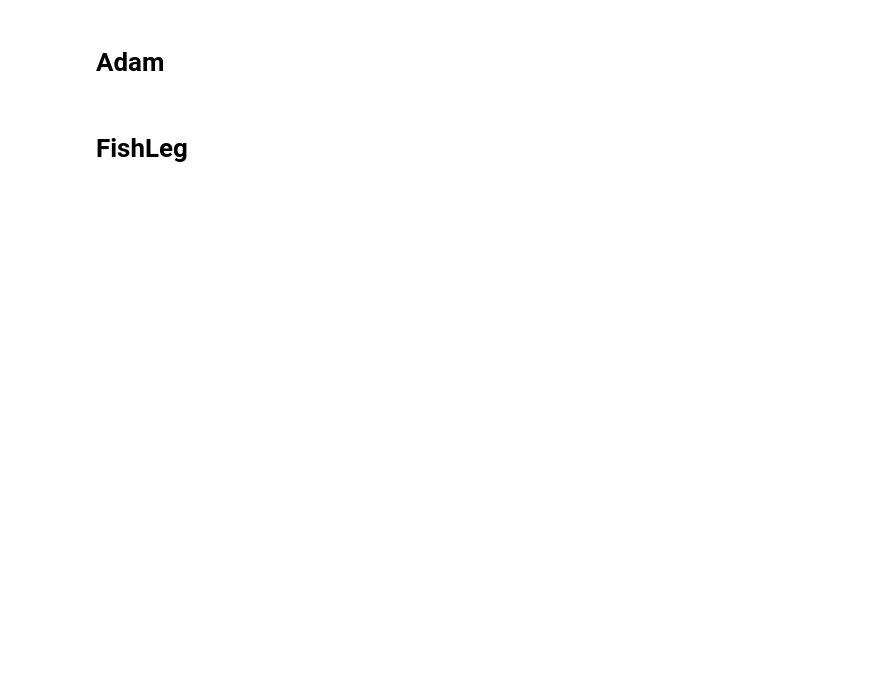
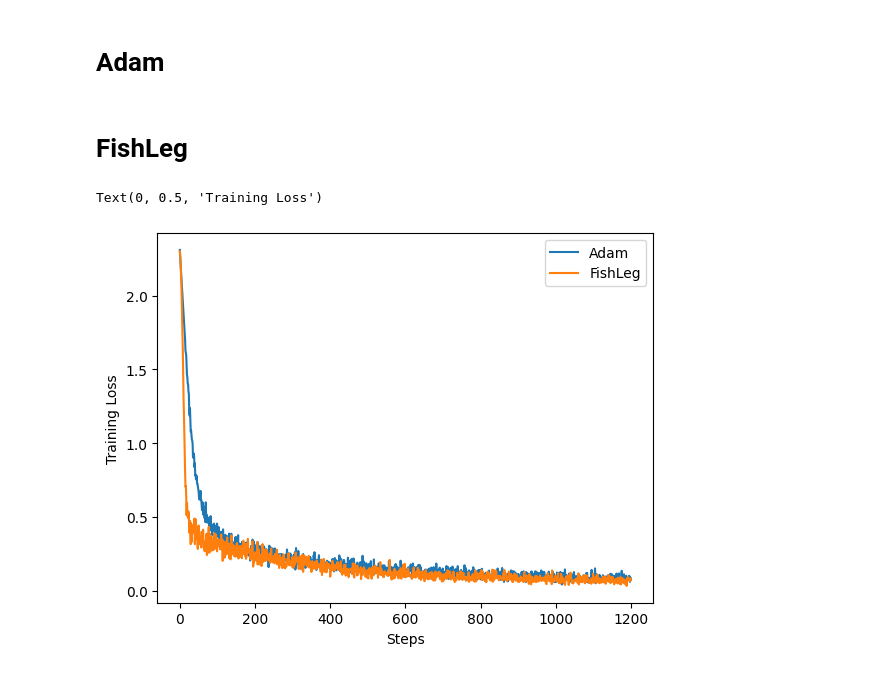
Before and after one commit to WeiShengL/FishLeg, a Jupyter notebook: examples/CIFAR_example_Wei.ipynb, the cells around one changed output. Drawn from its saved outputs; the diff is of its cells as text; code cells hidden in the pictures; blank space fills up the shorter version.

Commit message:
added plots to compare FishLeg and Adam performance

```diff
--- a/examples/CIFAR_example_Wei.ipynb
+++ b/examples/CIFAR_example_Wei.ipynb
@@ -38,6 +43,11 @@ import time
 from tqdm import tqdm
 
 def train_model(model, train_loader, test_loader, opt, likelihood, class_accuracy, epochs=2, device='cuda'):
+    training_loss_per_step = []
+    training_acc_per_step = []
+    testing_loss_per_step = []
+    testing_acc_per_step = []
+    time_per_step = []
     st = time.time()
     eval_time = 0
 
@@ -57,11 +67,14 @@ def train_model(model, train_loader, test_loader, opt, likelihood, class_accurac
 
                 running_loss += loss.item()
                 running_acc += class_accuracy(output, batch_labels).item()
+                training_loss_per_step.append(loss.item())
+                training_acc_per_step.append(class_accuracy(output, batch_labels).item())
 
                 loss.backward()
                 opt.step()
 
                 et = time.time()
+                time_per_step.append(et - st)
                 if n % 50 == 0:
                     model.eval()
 
@@ -77,6 +90,8 @@ def train_model(model, train_loader, test_loader, opt, likelihood, class_accurac
 
                         running_test_loss += test_loss.item()
                         running_test_acc += class_accuracy(test_output, test_batch_labels).item()
+                        testing_loss_per_step.append(test_loss.item())
+                        testing_acc_per_step.append(class_accuracy(test_output, test_batch_labels).item())
 
                     running_test_loss /= m
                     running_test_acc /= m
@@ -88,7 +103,7 @@ def train_model(model, train_loader, test_loader, opt, likelihood, class_accurac
             epoch_time = time.time() - st - eval_time
             tepoch.set_postfix(loss=running_loss / n, test_loss=running_test_loss, epoch_time=epoch_time)
 
-    return model
+    return model, training_loss_per_step, training_acc_per_step, testing_loss_per_step, testing_acc_per_step, time_per_step
 # %% [markdown]
 # Reading in CIFAR data
 # %%
@@ -184,7 +234,7 @@ weight_decay = 1e-5
 # eps = 1e-8
 
 opt = optim.Adam(
-    model.parameters(),
+    adam_model.parameters(),
     lr=lr,
     # betas=betas,
     weight_decay=weight_decay,
@@ -192,6 +242,6 @@ opt = optim.Adam(
 )
 
 
-trained_model = train_model(model, train_loader, test_loader, opt, likelihood, class_accuracy, epochs=2, device=device)
+adam_trained_model, adam_training_loss_per_step, adam_training_acc_per_step, adam_testing_loss_per_step, adam_testing_acc_per_step, adam_time_per_step = train_model(adam_model, train_loader, test_loader, opt, likelihood, class_accuracy, epochs=10, device=device)
 # %% [markdown]
 # FishLeg
@@ -198,23 +275,6 @@ trained_model = train_model(model, train_loader, test_loader, opt, likelihood, c
 # %%
-lr = 0.02
-beta = 0.9
-weight_decay = 1e-5
-
-aux_lr = 1e-4
-aux_eps = 1e-8
-scale_factor = 1
-damping = 0.1
-update_aux_every = 3
-
-initialization = "normal"
-normalization = True
-
-model = initialise_FishModel(
-    model, module_names="__ALL__", fish_scale=scale_factor / damping
-)
-
 opt = FishLeg(
-    model,
+    fishleg_model,
     aux_loader,
     likelihood,
     lr=lr,
@@ -230,4 +290,13 @@ opt = FishLeg(
     method_kwargs={"eps": 1e-4},
     precondition_aux=True,
 )
-trained_model = train_model(model, train_loader, test_loader, opt, likelihood, class_accuracy, epochs=2, device=device)
+fishleg_trained_model, fishleg_training_loss_per_step, fishleg_training_acc_per_step, fishleg_testing_loss_per_step, fishlet_testing_acc_per_step, fishleg_time_per_step = train_model(fishleg_model, train_loader, test_loader, opt, likelihood, class_accuracy, epochs=10, device=device)
+# %%
+plt.plot(adam_training_loss_per_step, label="Adam")
+plt.plot(fishleg_training_loss_per_step, label="FishLeg")
+plt.legend(loc='best')
+plt.xlabel("Steps")
+plt.ylabel("Training Loss")
+# %% [output]
+Text(0, 0.5, 'Training Loss')
+[figure, added]
```
Also changed, not shown: parts of 12 cells of this notebook.
